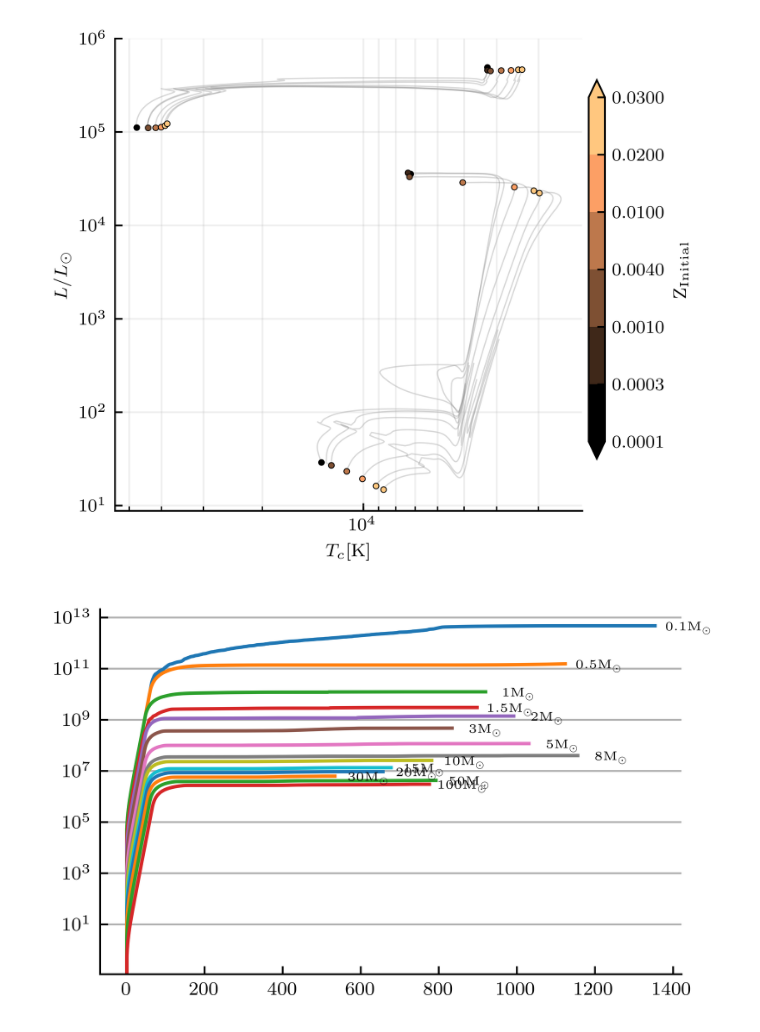
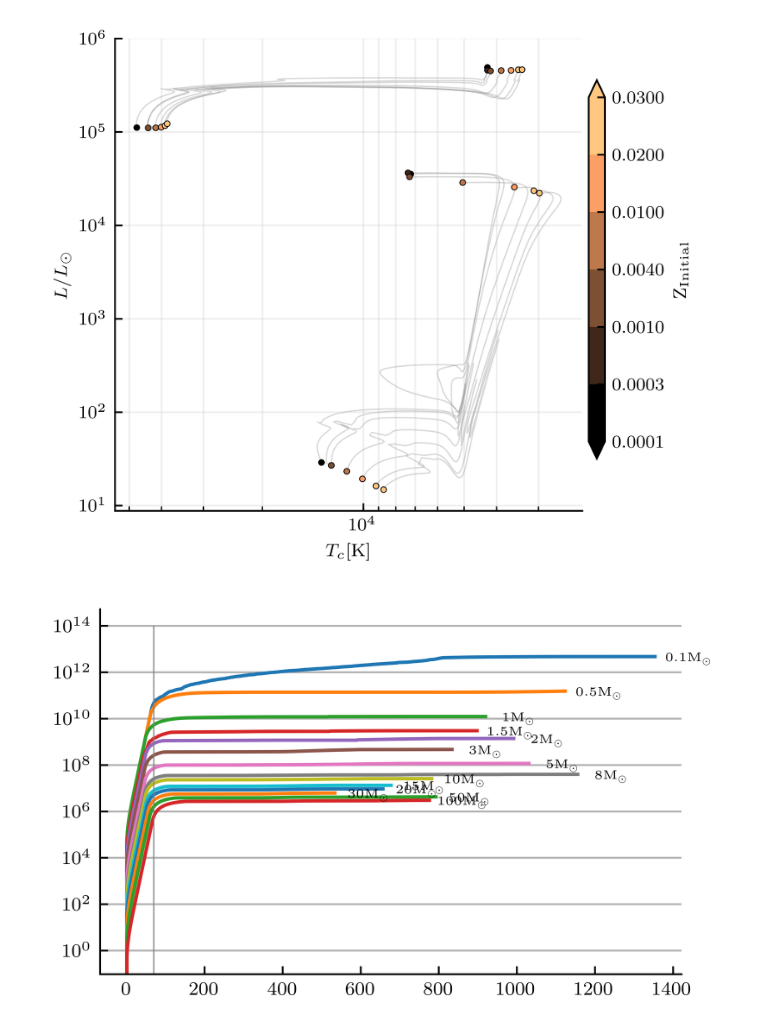
Before and after one commit to JeppJeppsson/Stellar_project, a Jupyter notebook: 3.2.ipynb, the cells around one changed output. Saved outputs shown, nothing was run; the diff lists cells and outputs as text; code cells hidden in the pictures.

```diff
--- a/3.2.ipynb
+++ b/3.2.ipynb
@@ -210,15 +216,19 @@ HR_plot_metal(metallicities,time_frac)
 # %% [output]
 [figure]
 # %%
+# steps vs time overview
 fig,ax = plt.subplots()
 
 for i,mass in enumerate(masses):
     df_time = pd.read_csv(DATA_DIR+'3.2/'+f'{mass:.3g}M/summary.txt',
                 delim_whitespace=True, header=None)
     df_time.columns = col_names
     ax.semilogy(df_time['Step'],df_time['t'])
     ax.annotate(f'{mass:.3g}'+r'$\mathrm{M_\odot}$',
                         (np.array(df_time['Step'])[-1],np.array(df_time['t'])[-1]),
                         textcoords="offset points", xytext=(15,-2), ha='center', fontsize=5.5)
+
+    ax.vlines(x=[70],ymin=0,ymax=10e13,
+              linewidth=0.5,color='gray',alpha=0.5)
 # %% [output]
-[figure, old version]
+[figure, new version]
```
Also changed, not shown: parts of 2 cells of this notebook.
